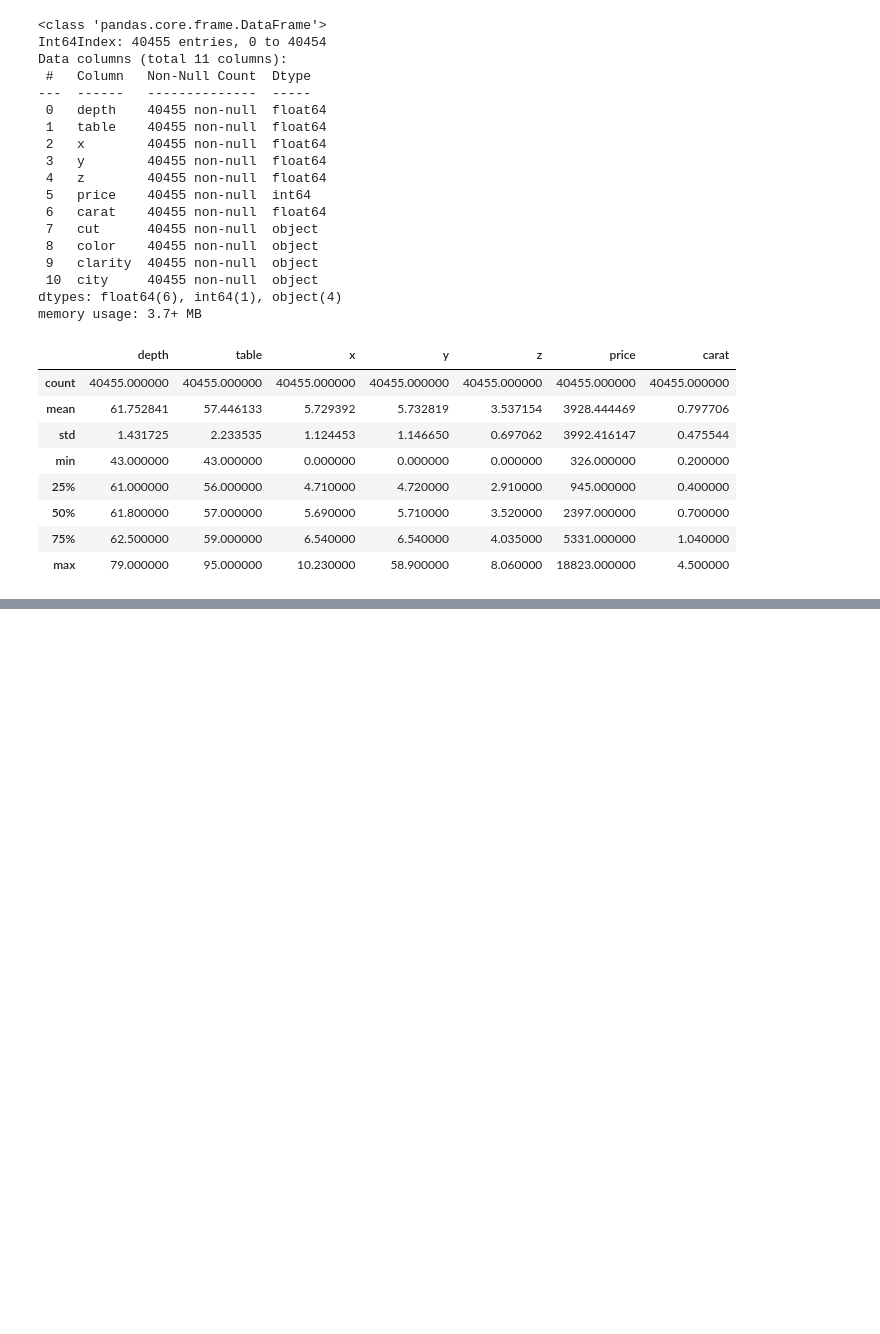
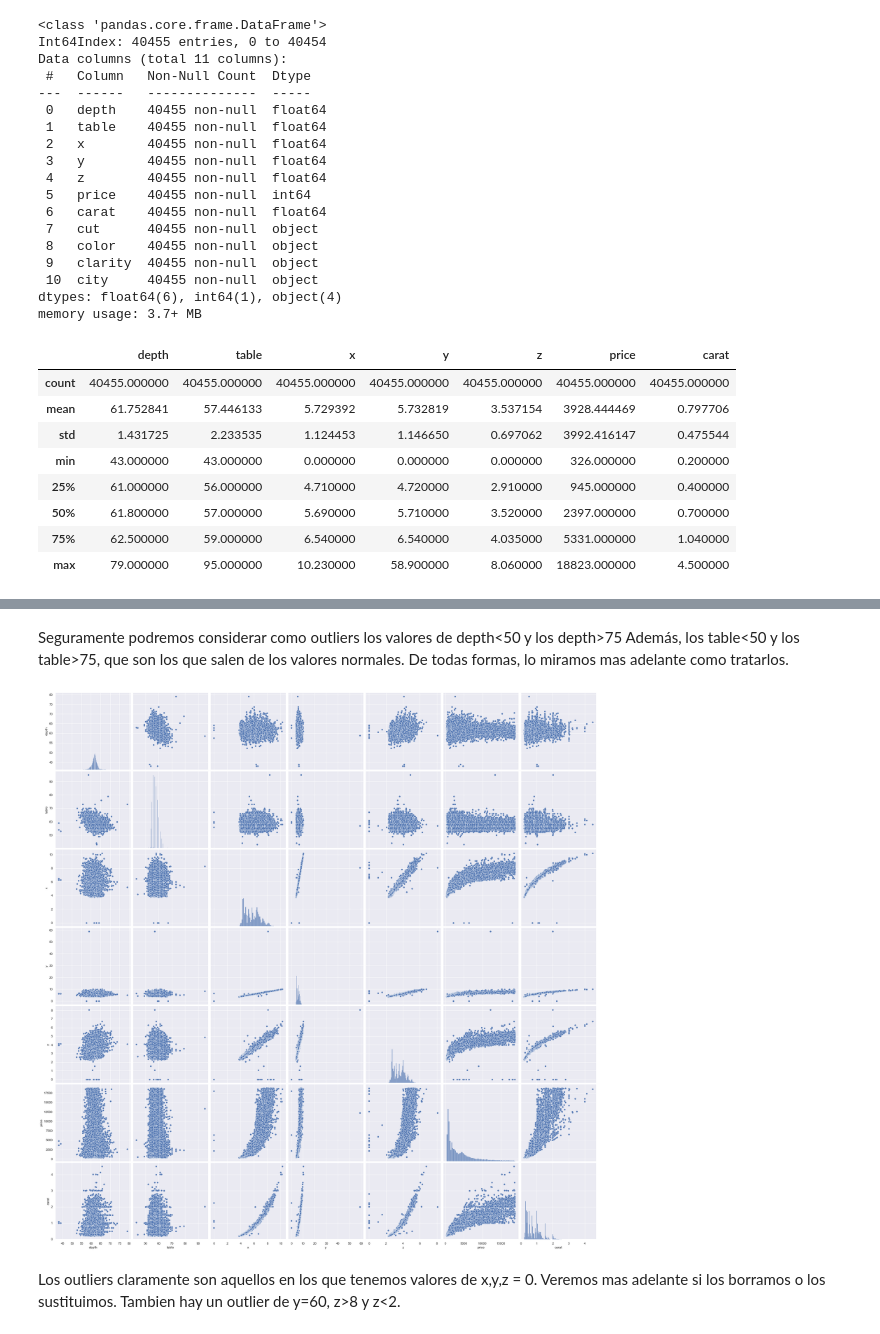
Before and after one commit to ivanrepi/predict_diamond_prices_project_m3, a Jupyter notebook: notebooks/EDA.ipynb, the cells around one changed output, grey strips where cells are left out. Drawn from its saved outputs; the diff is of its cells as text; code cells hidden in the pictures; blank space fills up the shorter version.

```diff
--- a/notebooks/EDA.ipynb
+++ b/notebooks/EDA.ipynb
@@ -48,0 +60,11 @@ df.describe()
+# %% [markdown]
+Seguramente podremos considerar como outliers los valores de depth<50 y los depth>75
+Además, los table<50 y los table>75, que son los que salen de los valores normales.
+De todas formas, lo miramos mas adelante como tratarlos.
+# %%
+sns.pairplot(df,height=4);
+# %% [output]
+[figure, added]
+# %% [markdown]
+Los outliers claramente son aquellos en los que tenemos valores de x,y,z = 0. Veremos mas adelante si los borramos o los sustituimos.
+Tambien hay un outlier de y=60, z>8 y z<2.
```
Also changed, not shown: parts of 2 cells of this notebook, 1 other file.
